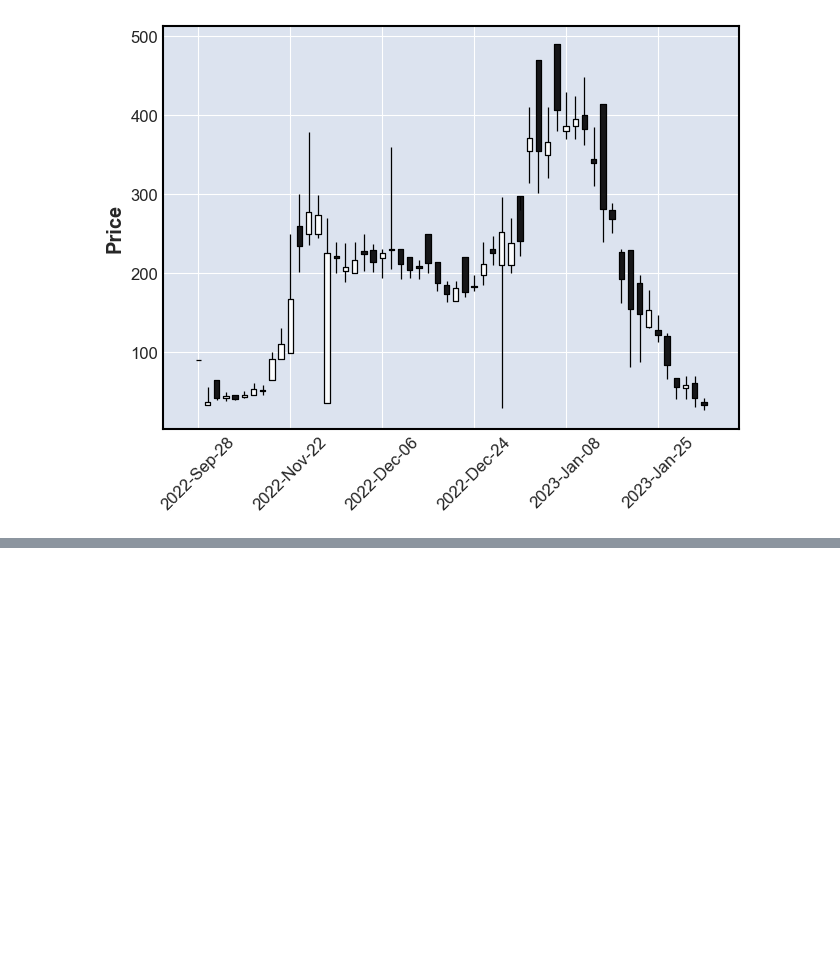
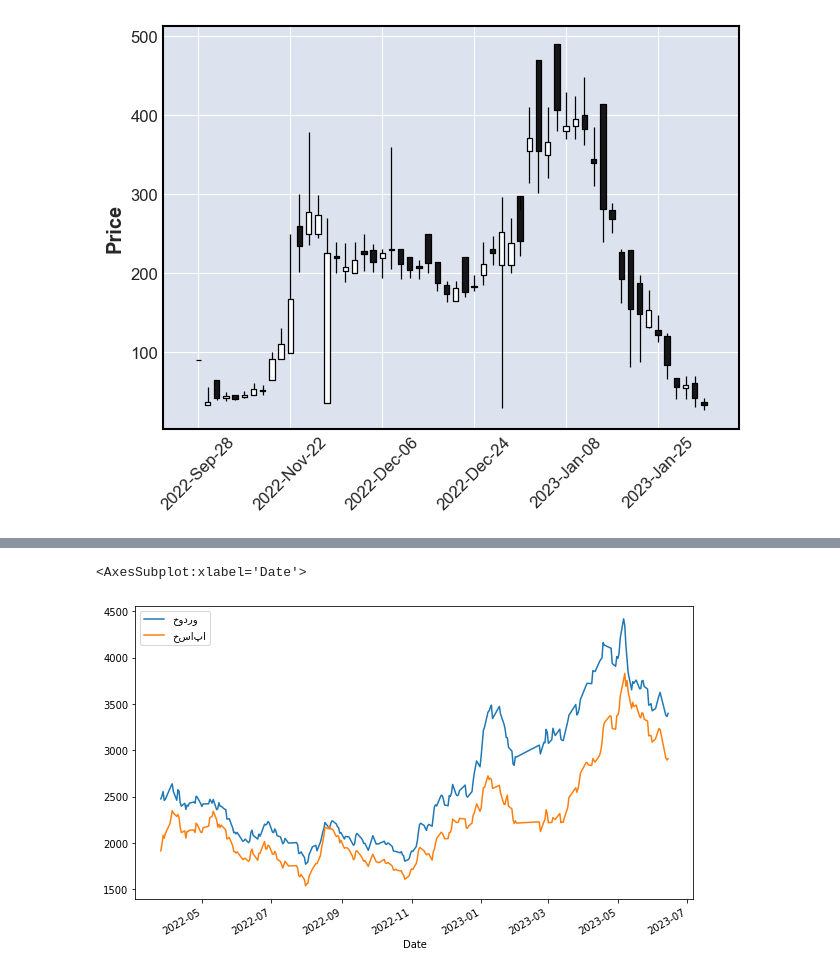
Before and after one commit to sm-sokout/tse-option, a Jupyter notebook: Example/Example.ipynb, the cells around one changed output, grey strips where cells are left out. Saved outputs shown, nothing was run; the diff lists cells and outputs as text; code cells hidden in the pictures; blank space fills up the shorter version.

```diff
--- a/Example/Example.ipynb
+++ b/Example/Example.ipynb
@@ -154,0 +159,3 @@ mpf.plot(df, type='candle')
+# %%
+df = tso.download_history(symbols=["خودرو","خساپا"],j_date=True,start="1401-01-01",adjust_price=True)
+df
@@ -154,0 +178,6 @@ mpf.plot(df, type='candle')
+# %%
+import matplotlib.pyplot as plt
+df["Adj Close"].dropna().plot(figsize=(10,6))
+# %% [output]
+<AxesSubplot:xlabel='Date'>
+[figure, added]
```
Also changed, not shown: parts of 7 cells of this notebook.
